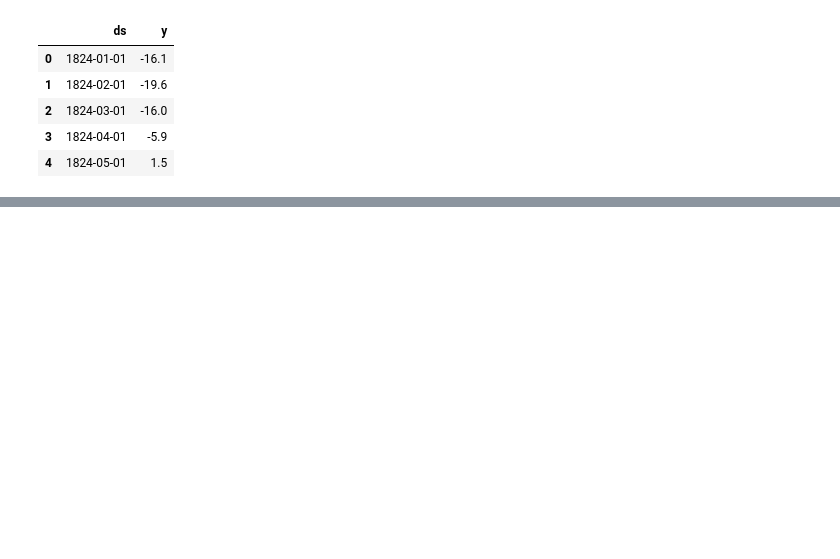
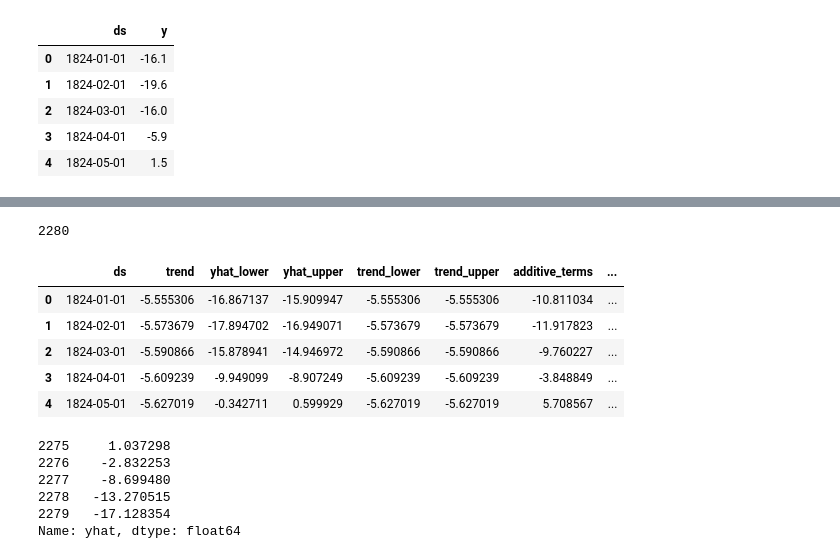
Before and after one commit to ozerm/GlobalWarming, a Jupyter notebook: Time series analysis.ipynb, the cells around one changed output, grey strips where cells are left out. Drawn from its saved outputs; the diff is of its cells as text; code cells hidden in the pictures; blank space fills up the shorter version.

```diff
--- a/Time series analysis.ipynb
+++ b/Time series analysis.ipynb
@@ -730,0 +734,22 @@ class Prophet(builtins.object)
+# %%
+len(forecast)
+# %% [output]
+2280
+# %%
+forecast.head()
+# %% [output]
+|  | ds | trend | yhat_lower | yhat_upper | trend_lower | trend_upper | additive_terms | ... |
+| 0 | 1824-01-01 | -5.555306 | -16.867137 | -15.909947 | -5.555306 | -5.555306 | -10.811034 | ... |
+| 1 | 1824-02-01 | -5.573679 | -17.894702 | -16.949071 | -5.573679 | -5.573679 | -11.917823 | ... |
+| 2 | 1824-03-01 | -5.590866 | -15.878941 | -14.946972 | -5.590866 | -5.590866 | -9.760227 | ... |
+| 3 | 1824-04-01 | -5.609239 | -9.949099 | -8.907249 | -5.609239 | -5.609239 | -3.848849 | ... |
+| 4 | 1824-05-01 | -5.627019 | -0.342711 | 0.599929 | -5.627019 | -5.627019 | 5.708567 | ... |
+# %%
+forecast['yhat'].tail()
+# %% [output]
+2275     1.037298
+2276    -2.832253
+2277    -8.699480
+2278   -13.270515
+2279   -17.128354
+Name: yhat, dtype: float64
```
Also changed, not shown: parts of 54 cells of this notebook.
